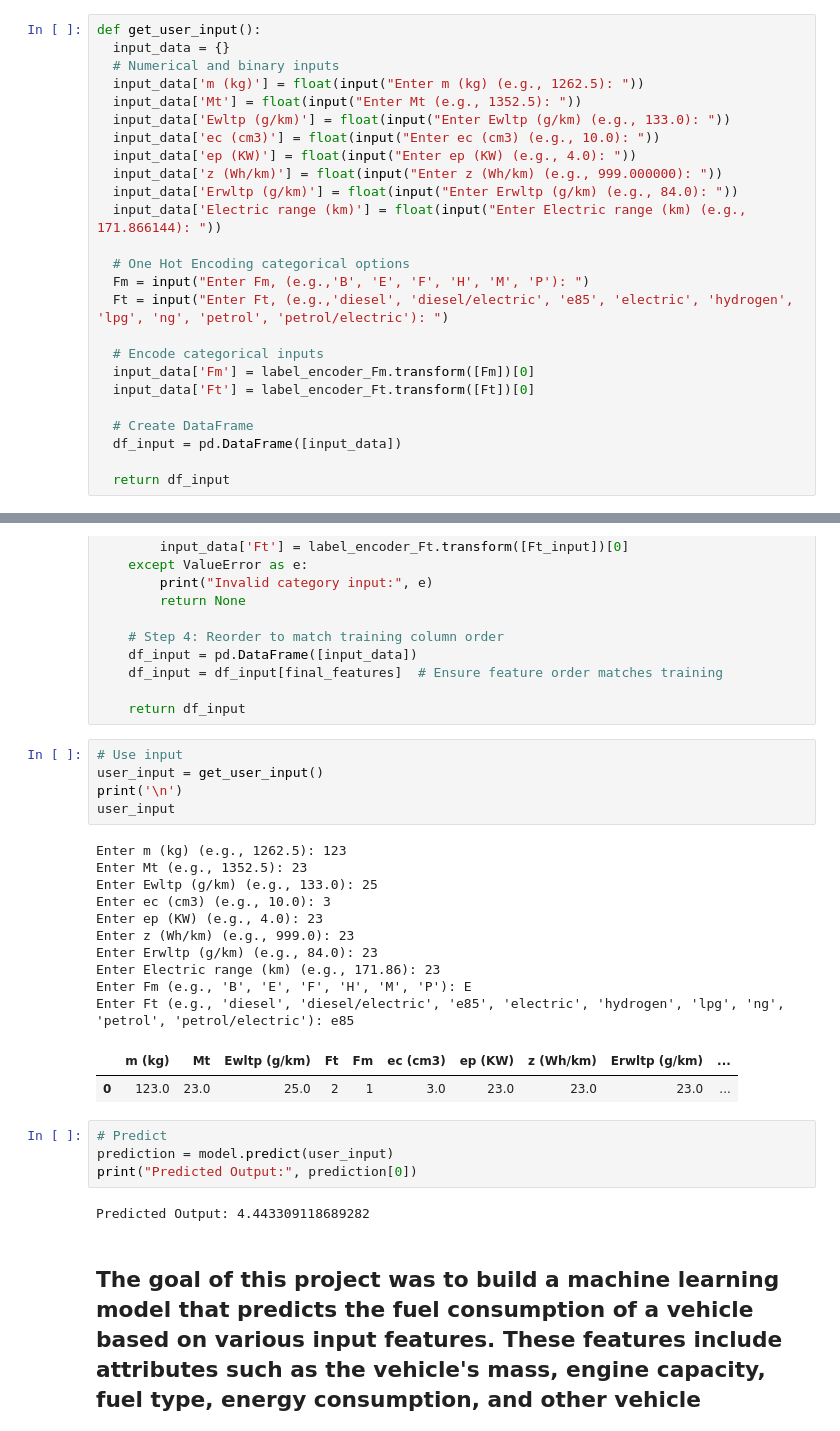
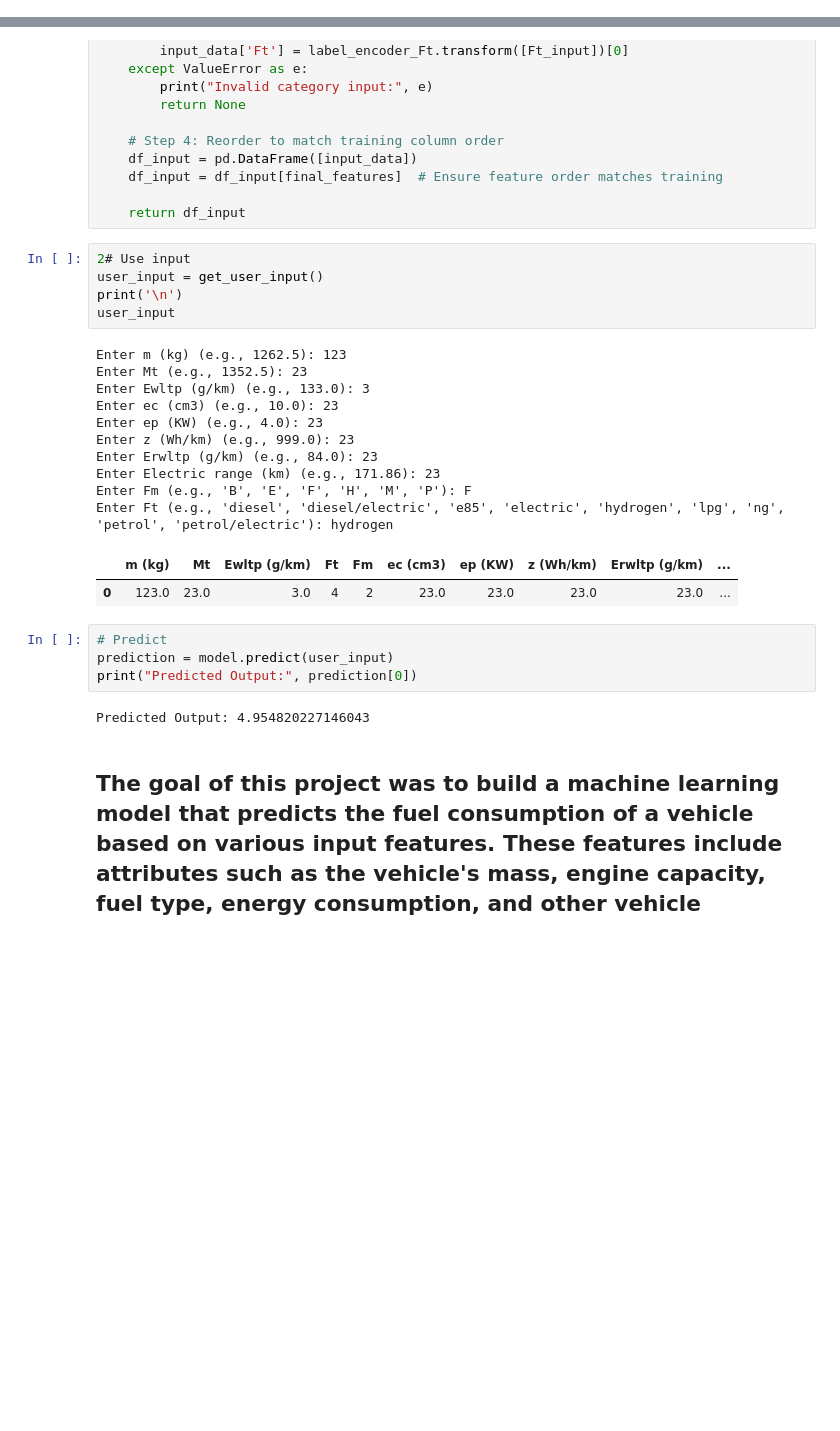
Before and after one commit to rohananpothle/Fuel_eff_pred_By_Rohan, a Jupyter notebook: Fuel_eff_pred_By_Rohan.ipynb, the cells around one changed output, grey strips where cells are left out. Drawn from its saved outputs; the diff is of its cells as text; blank space fills up the shorter version.

```diff
--- a/Fuel_eff_pred_By_Rohan.ipynb
+++ b/Fuel_eff_pred_By_Rohan.ipynb
@@ -350,31 +350,6 @@ print(label_encoder_Fm.classes_)
 ['diesel' 'diesel/electric' 'e85' 'electric' 'hydrogen' 'lpg' 'ng'
  'petrol' 'petrol/electric']
 ['B' 'E' 'F' 'H' 'M' 'P']
-# %%
-def get_user_input():
-  input_data = {}
-  # Numerical and binary inputs
-  input_data['m (kg)'] = float(input("Enter m (kg) (e.g., 1262.5): "))
-  input_data['Mt'] = float(input("Enter Mt (e.g., 1352.5): "))
-  input_data['Ewltp (g/km)'] = float(input("Enter Ewltp (g/km) (e.g., 133.0): "))
-  input_data['ec (cm3)'] = float(input("Enter ec (cm3) (e.g., 10.0): "))
-  input_data['ep (KW)'] = float(input("Enter ep (KW) (e.g., 4.0): "))
-  input_data['z (Wh/km)'] = float(input("Enter z (Wh/km) (e.g., 999.000000): "))
-  input_data['Erwltp (g/km)'] = float(input("Enter Erwltp (g/km) (e.g., 84.0): "))
-  input_data['Electric range (km)'] = float(input("Enter Electric range (km) (e.g., 171.866144): "))
-
-  # One Hot Encoding categorical options
-  Fm = input("Enter Fm, (e.g.,'B', 'E', 'F', 'H', 'M', 'P'): ")
-  Ft = input("Enter Ft, (e.g.,'diesel', 'diesel/electric', 'e85', 'electric', 'hydrogen', 'lpg', 'ng', 'petrol', 'petrol/electric'): ")
-
-  # Encode categorical inputs
-  input_data['Fm'] = label_encoder_Fm.transform([Fm])[0]
-  input_data['Ft'] = label_encoder_Ft.transform([Ft])[0]
-
-  # Create DataFrame
-  df_input = pd.DataFrame([input_data])
-
-  return df_input
 # %%
 def get_user_input():
     input_data = {}
@@ -407,29 +382,29 @@ def get_user_input():
 
     return df_input
 # %%
-# Use input
+2# Use input
 user_input = get_user_input()
 print('\n')
 user_input
 # %% [output]
 Enter m (kg) (e.g., 1262.5): 123
 Enter Mt (e.g., 1352.5): 23
-Enter Ewltp (g/km) (e.g., 133.0): 25
-Enter ec (cm3) (e.g., 10.0): 3
+Enter Ewltp (g/km) (e.g., 133.0): 3
+Enter ec (cm3) (e.g., 10.0): 23
 Enter ep (KW) (e.g., 4.0): 23
 Enter z (Wh/km) (e.g., 999.0): 23
 Enter Erwltp (g/km) (e.g., 84.0): 23
 Enter Electric range (km) (e.g., 171.86): 23
-Enter Fm (e.g., 'B', 'E', 'F', 'H', 'M', 'P'): E
-Enter Ft (e.g., 'diesel', 'diesel/electric', 'e85', 'electric', 'hydrogen', 'lpg', 'ng', 'petrol', 'petrol/electric'): e85
+Enter Fm (e.g., 'B', 'E', 'F', 'H', 'M', 'P'): F
+Enter Ft (e.g., 'diesel', 'diesel/electric', 'e85', 'electric', 'hydrogen', 'lpg', 'ng', 'petrol', 'petrol/electric'): hydrogen
 |  | m (kg) | Mt | Ewltp (g/km) | Ft | Fm | ec (cm3) | ep (KW) | z (Wh/km) | Erwltp (g/km) | ... |
-| 0 | 123.0 | 23.0 | 25.0 | 2 | 1 | 3.0 | 23.0 | 23.0 | 23.0 | ... |
+| 0 | 123.0 | 23.0 | 3.0 | 4 | 2 | 23.0 | 23.0 | 23.0 | 23.0 | ... |
 # %%
 # Predict
 prediction = model.predict(user_input)
 print("Predicted Output:", prediction[0])
 # %% [output]
-Predicted Output: 4.443309118689282
+Predicted Output: 4.954820227146043
 # %% [markdown]
 ## The goal of this project was to build a machine learning model that predicts the fuel consumption of a vehicle based on various input features. These features include attributes such as the vehicle's mass, engine capacity, fuel type, energy consumption, and other vehicle characteristics.
 
```
